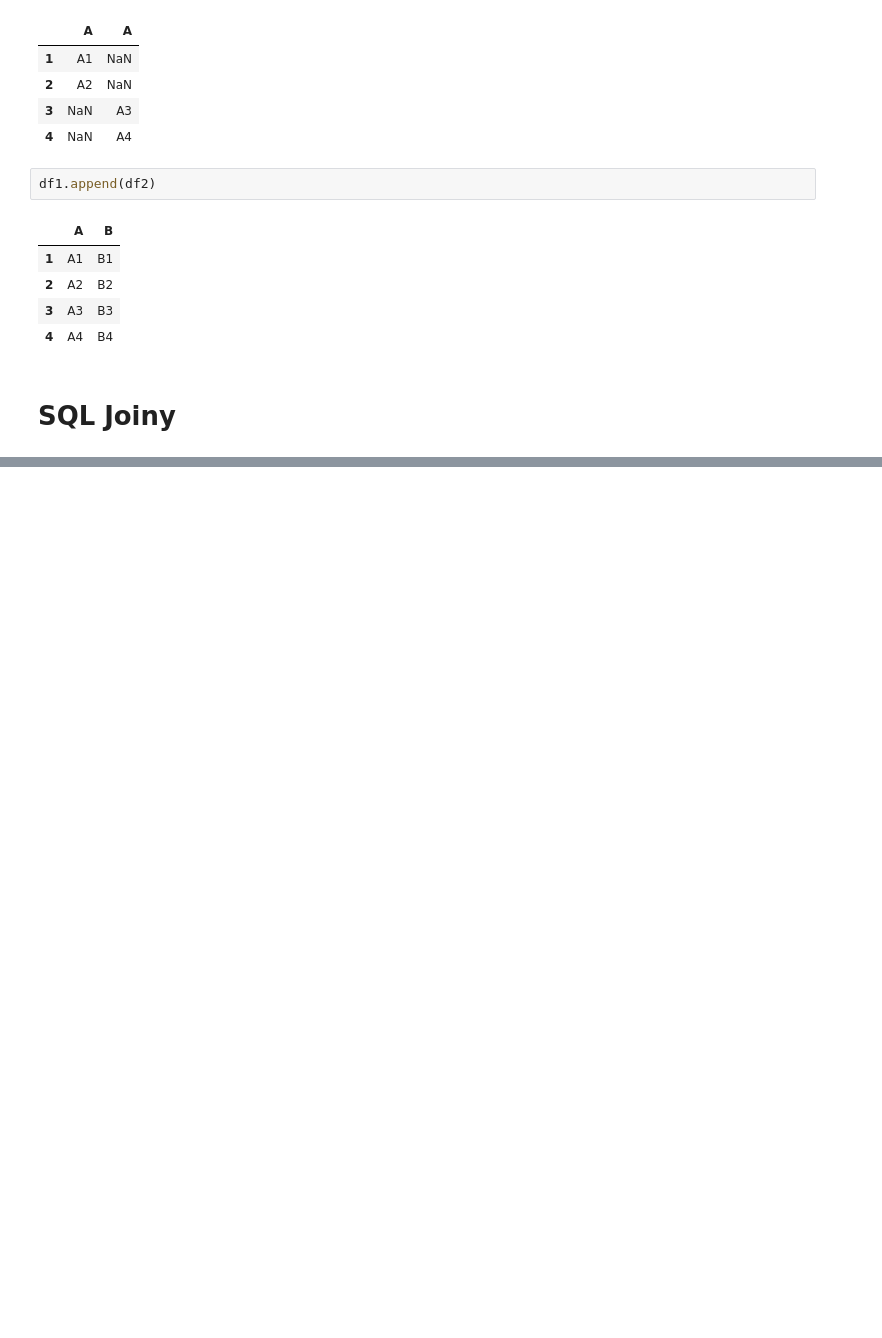
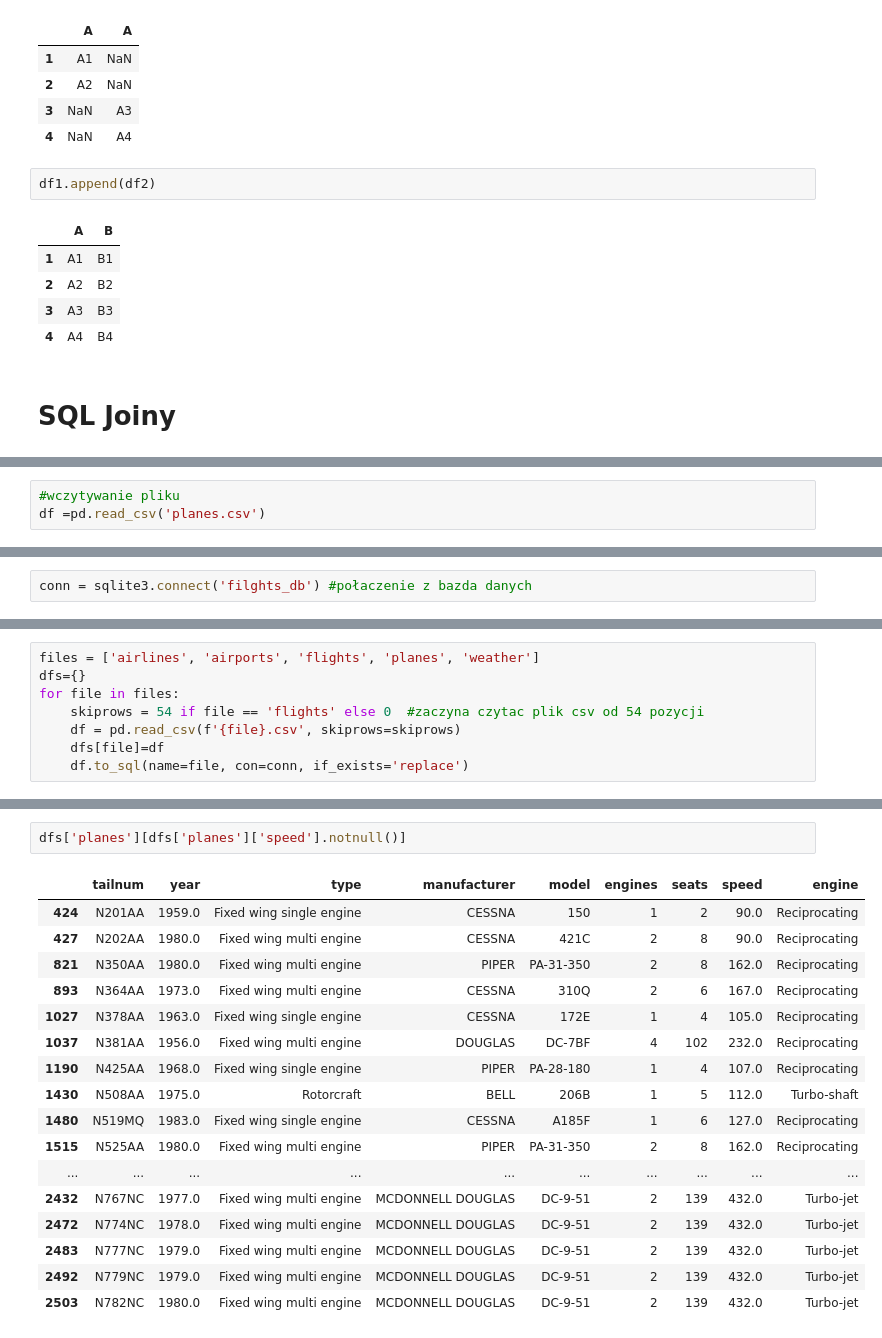
Before and after one commit to SandaMaster/data-science, a Jupyter notebook: Pandas (1).ipynb, the cells around one changed output, grey strips where cells are left out. Drawn from its saved outputs; the diff is of its cells as text; blank space fills up the shorter version.

```diff
--- a/Pandas (1).ipynb
+++ b/Pandas (1).ipynb
@@ -557,0 +1009,3 @@ df1.append(df2)
+# %%
+#wczytywanie pliku
+df =pd.read_csv('planes.csv')
@@ -557,0 +1028,2 @@ df1.append(df2)
+# %%
+conn = sqlite3.connect('filghts_db') #połaczenie z bazda danych
@@ -557,0 +1038,8 @@ df1.append(df2)
+# %%
+files = ['airlines', 'airports', 'flights', 'planes', 'weather']
+dfs={}
+for file in files:
+    skiprows = 54 if file == 'flights' else 0  #zaczyna czytac plik csv od 54 pozycji
+    df = pd.read_csv(f'{file}.csv', skiprows=skiprows)
+    dfs[file]=df
+    df.to_sql(name=file, con=conn, if_exists='replace')
@@ -557,0 +1119,20 @@ df1.append(df2)
+# %%
+dfs['planes'][dfs['planes']['speed'].notnull()]
+# %% [output]
+|  | tailnum | year | type | manufacturer | model | engines | seats | speed | engine |
+| 424 | N201AA | 1959.0 | Fixed wing single engine | CESSNA | 150 | 1 | 2 | 90.0 | Reciprocating |
+| 427 | N202AA | 1980.0 | Fixed wing multi engine | CESSNA | 421C | 2 | 8 | 90.0 | Reciprocating |
+| 821 | N350AA | 1980.0 | Fixed wing multi engine | PIPER | PA-31-350 | 2 | 8 | 162.0 | Reciprocating |
+| 893 | N364AA | 1973.0 | Fixed wing multi engine | CESSNA | 310Q | 2 | 6 | 167.0 | Reciprocating |
+| 1027 | N378AA | 1963.0 | Fixed wing single engine | CESSNA | 172E | 1 | 4 | 105.0 | Reciprocating |
+| 1037 | N381AA | 1956.0 | Fixed wing multi engine | DOUGLAS | DC-7BF | 4 | 102 | 232.0 | Reciprocating |
+| 1190 | N425AA | 1968.0 | Fixed wing single engine | PIPER | PA-28-180 | 1 | 4 | 107.0 | Reciprocating |
+| 1430 | N508AA | 1975.0 | Rotorcraft | BELL | 206B | 1 | 5 | 112.0 | Turbo-shaft |
+| 1480 | N519MQ | 1983.0 | Fixed wing single engine | CESSNA | A185F | 1 | 6 | 127.0 | Reciprocating |
+| 1515 | N525AA | 1980.0 | Fixed wing multi engine | PIPER | PA-31-350 | 2 | 8 | 162.0 | Reciprocating |
+| ... | ... | ... | ... | ... | ... | ... | ... | ... | ... |
+| 2432 | N767NC | 1977.0 | Fixed wing multi engine | MCDONNELL DOUGLAS | DC-9-51 | 2 | 139 | 432.0 | Turbo-jet |
+| 2472 | N774NC | 1978.0 | Fixed wing multi engine | MCDONNELL DOUGLAS | DC-9-51 | 2 | 139 | 432.0 | Turbo-jet |
+| 2483 | N777NC | 1979.0 | Fixed wing multi engine | MCDONNELL DOUGLAS | DC-9-51 | 2 | 139 | 432.0 | Turbo-jet |
+| 2492 | N779NC | 1979.0 | Fixed wing multi engine | MCDONNELL DOUGLAS | DC-9-51 | 2 | 139 | 432.0 | Turbo-jet |
+| 2503 | N782NC | 1980.0 | Fixed wing multi engine | MCDONNELL DOUGLAS | DC-9-51 | 2 | 139 | 432.0 | Turbo-jet |
```
Also changed, not shown: parts of 63 cells of this notebook.
